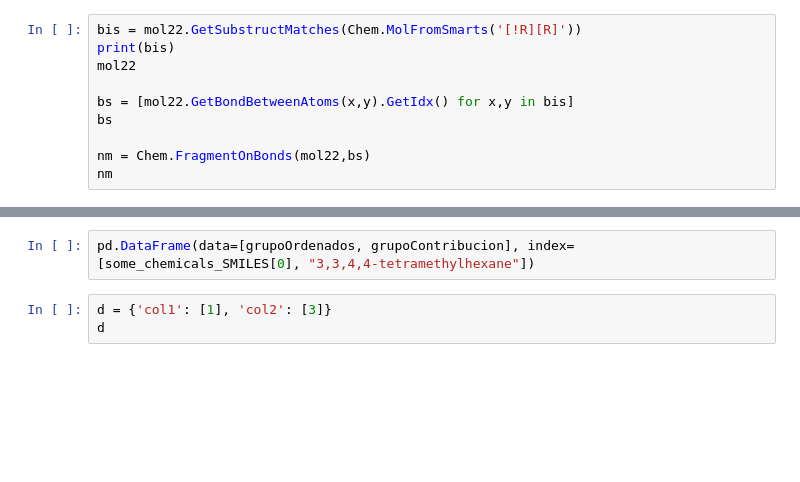
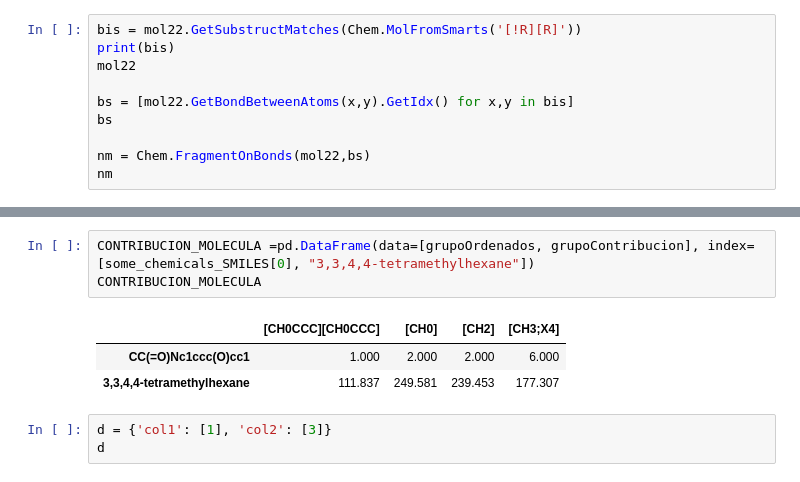
Before and after one commit to pysg/pyther, a Jupyter notebook: grupos.ipynb, the cells around one changed output, grey strips where cells are left out. Cells and saved outputs as stored; diff of their text form; blank space fills up the shorter version.

```diff
--- a/grupos.ipynb
+++ b/grupos.ipynb
@@ -821,5 +852,10 @@ grupoOrdenados
 # %%
-pd.DataFrame(data=[grupoOrdenados, grupoContribucion], index=[some_chemicals_SMILES[0], "3,3,4,4-tetramethylhexane"])
+CONTRIBUCION_MOLECULA =pd.DataFrame(data=[grupoOrdenados, grupoContribucion], index=[some_chemicals_SMILES[0], "3,3,4,4-tetramethylhexane"])
+CONTRIBUCION_MOLECULA
+# %% [output]
+|  | [CH0CCC][CH0CCC] | [CH0] | [CH2] | [CH3;X4] |
+| CC(=O)Nc1ccc(O)cc1 | 1.000 | 2.000 | 2.000 | 6.000 |
+| 3,3,4,4-tetramethylhexane | 111.837 | 249.581 | 239.453 | 177.307 |
 # %%
 d = {'col1': [1], 'col2': [3]}
 d
```
Also changed, not shown: parts of 39 cells of this notebook, 1 other file.
